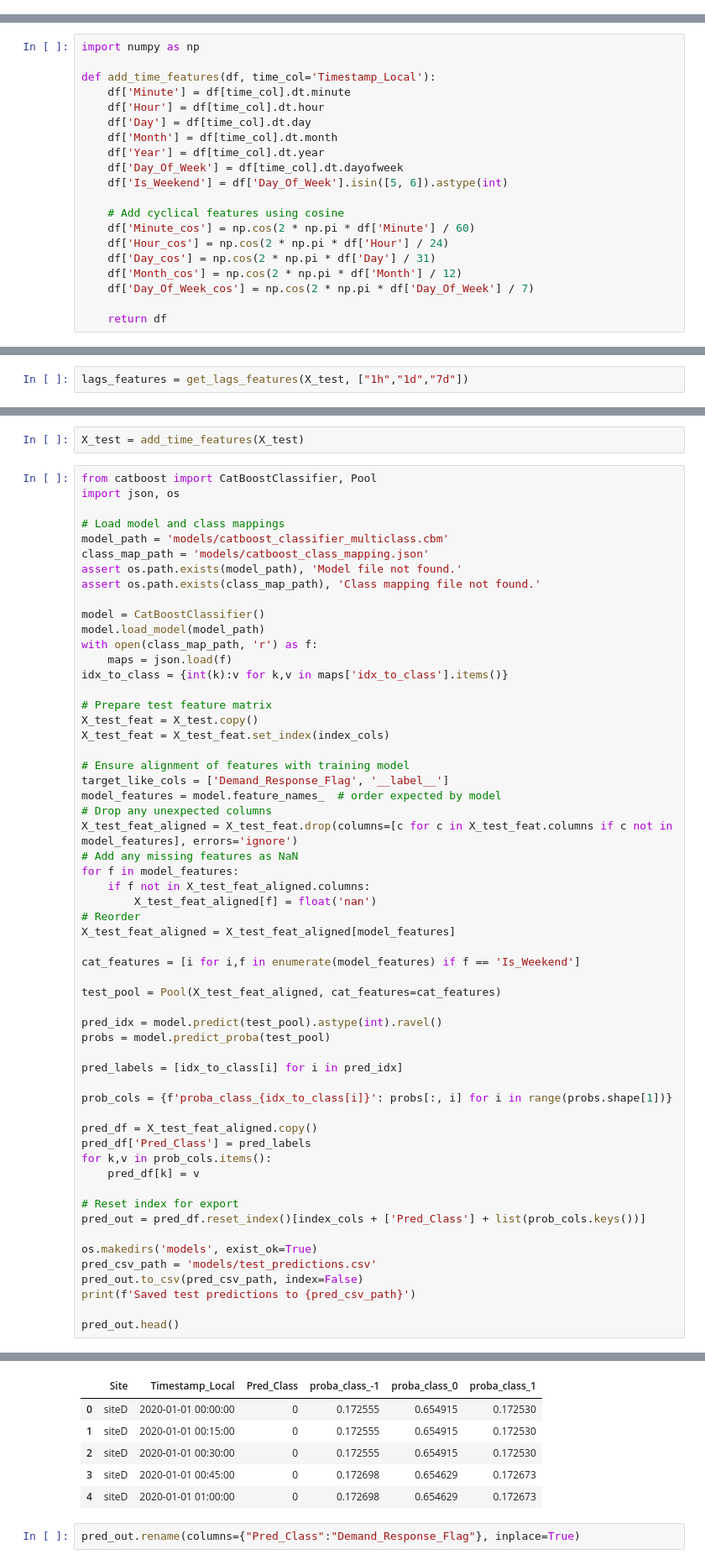
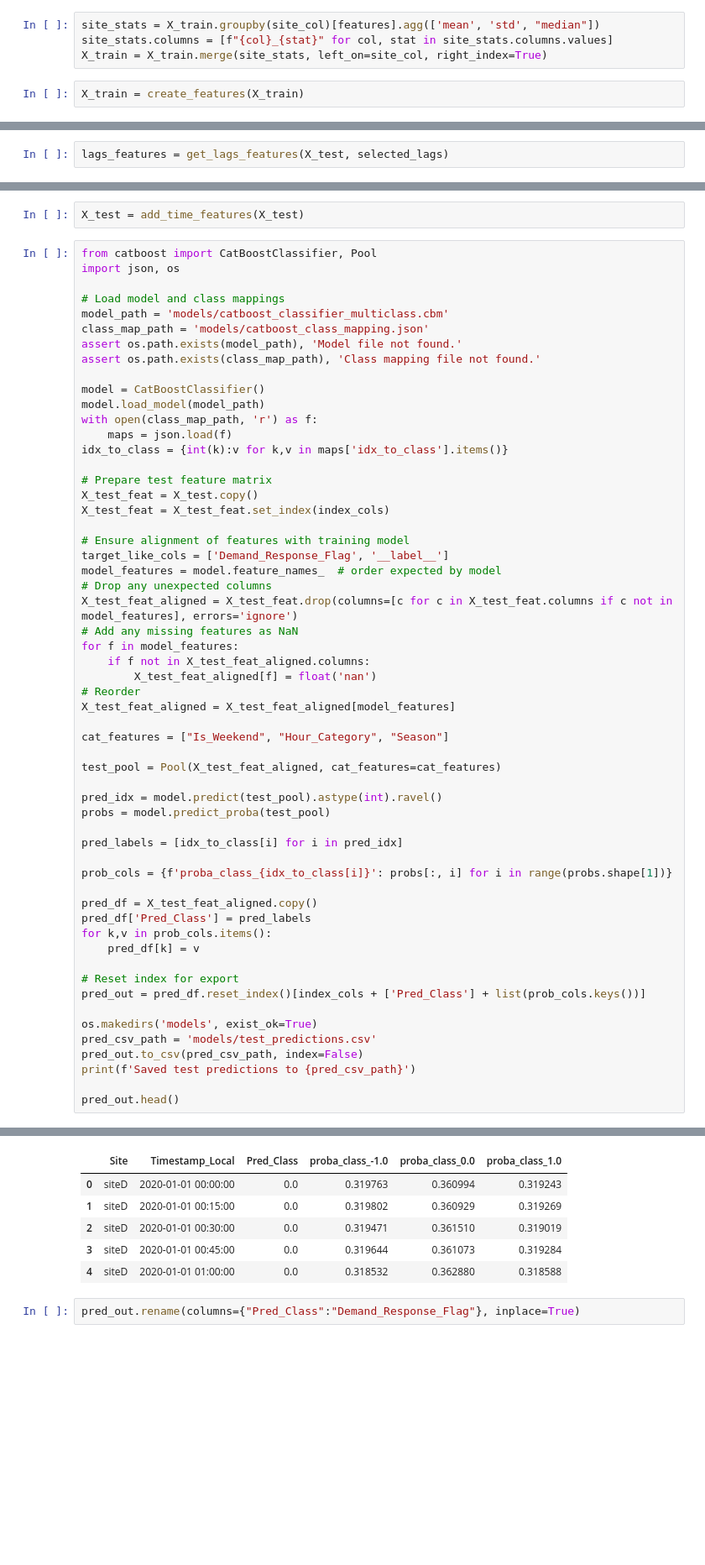
Before and after one commit to genrry/flextrack-challenge, a Jupyter notebook: train-warmup.ipynb, the cells around one changed output, grey strips where cells are left out. Shown at 84% size. Cells and saved outputs as stored; diff of their text form; blank space fills up the shorter version.

Commit message:
feat: improved preprocessing and main phase training

```diff
--- a/train-warmup.ipynb
+++ b/train-warmup.ipynb
@@ -43 +106,7 @@ lags_features = get_lags_features(X_train, ["1h","1d","7d"])
+# %%
+site_stats = X_train.groupby(site_col)[features].agg(['mean', 'std', "median"])
+site_stats.columns = [f"{col}_{stat}" for col, stat in site_stats.columns.values]
+X_train = X_train.merge(site_stats, left_on=site_col, right_index=True)
+# %%
+X_train = create_features(X_train)
 # %%
@@ -45,24 +113,4 @@ lags_features = get_lags_features(X_train, ["1h","1d","7d"])
 X_train = X_train.set_index(index_cols).join(lags_features).reset_index()
-# %%
-import numpy as np
-
-def add_time_features(df, time_col='Timestamp_Local'):
-    df['Minute'] = df[time_col].dt.minute
-    df['Hour'] = df[time_col].dt.hour
-    df['Day'] = df[time_col].dt.day
-    df['Month'] = df[time_col].dt.month
-    df['Year'] = df[time_col].dt.year
-    df['Day_Of_Week'] = df[time_col].dt.dayofweek
-    df['Is_Weekend'] = df['Day_Of_Week'].isin([5, 6]).astype(int)
-
-    # Add cyclical features using cosine
-    df['Minute_cos'] = np.cos(2 * np.pi * df['Minute'] / 60)
-    df['Hour_cos'] = np.cos(2 * np.pi * df['Hour'] / 24)
-    df['Day_cos'] = np.cos(2 * np.pi * df['Day'] / 31)
-    df['Month_cos'] = np.cos(2 * np.pi * df['Month'] / 12)
-    df['Day_Of_Week_cos'] = np.cos(2 * np.pi * df['Day_Of_Week'] / 7)
-
-    return df
 # %%
 X_train = add_time_features(X_train)
 # %%
@@ -220,7 +259,7 @@ X_va.reset_index().groupby('Site')['Timestamp_Local'].describe().T
 # %%
 X_test = test_data[index_cols + features].copy()
 # %%
-lags_features = get_lags_features(X_test, ["1h","1d","7d"])
+lags_features = get_lags_features(X_test, selected_lags)
 # %%
 X_test = X_test.set_index(index_cols).join(lags_features).reset_index()
 # %%
@@ -256,40 +295,40 @@ for f in model_features:
         X_test_feat_aligned[f] = float('nan')
 # Reorder
 X_test_feat_aligned = X_test_feat_aligned[model_features]
 
-cat_features = [i for i,f in enumerate(model_features) if f == 'Is_Weekend']
+cat_features = ["Is_Weekend", "Hour_Category", "Season"]
 
 test_pool = Pool(X_test_feat_aligned, cat_features=cat_features)
 
 pred_idx = model.predict(test_pool).astype(int).ravel()
 probs = model.predict_proba(test_pool)
 
 pred_labels = [idx_to_class[i] for i in pred_idx]
 
 prob_cols = {f'proba_class_{idx_to_class[i]}': probs[:, i] for i in range(probs.shape[1])}
 
 pred_df = X_test_feat_aligned.copy()
 pred_df['Pred_Class'] = pred_labels
 for k,v in prob_cols.items():
     pred_df[k] = v
 
 # Reset index for export
 pred_out = pred_df.reset_index()[index_cols + ['Pred_Class'] + list(prob_cols.keys())]
 
 os.makedirs('models', exist_ok=True)
 pred_csv_path = 'models/test_predictions.csv'
 pred_out.to_csv(pred_csv_path, index=False)
 print(f'Saved test predictions to {pred_csv_path}')
 
 pred_out.head()
 # %% [output]
 Saved test predictions to models/test_predictions.csv
-|  | Site | Timestamp_Local | Pred_Class | proba_class_-1 | proba_class_0 | proba_class_1 |
-| 0 | siteD | 2020-01-01 00:00:00 | 0 | 0.172555 | 0.654915 | 0.172530 |
-| 1 | siteD | 2020-01-01 00:15:00 | 0 | 0.172555 | 0.654915 | 0.172530 |
-| 2 | siteD | 2020-01-01 00:30:00 | 0 | 0.172555 | 0.654915 | 0.172530 |
-| 3 | siteD | 2020-01-01 00:45:00 | 0 | 0.172698 | 0.654629 | 0.172673 |
-| 4 | siteD | 2020-01-01 01:00:00 | 0 | 0.172698 | 0.654629 | 0.172673 |
+|  | Site | Timestamp_Local | Pred_Class | proba_class_-1.0 | proba_class_0.0 | proba_class_1.0 |
+| 0 | siteD | 2020-01-01 00:00:00 | 0.0 | 0.319763 | 0.360994 | 0.319243 |
+| 1 | siteD | 2020-01-01 00:15:00 | 0.0 | 0.319802 | 0.360929 | 0.319269 |
+| 2 | siteD | 2020-01-01 00:30:00 | 0.0 | 0.319471 | 0.361510 | 0.319019 |
+| 3 | siteD | 2020-01-01 00:45:00 | 0.0 | 0.319644 | 0.361073 | 0.319284 |
+| 4 | siteD | 2020-01-01 01:00:00 | 0.0 | 0.318532 | 0.362880 | 0.318588 |
 # %%
 pred_out.rename(columns={"Pred_Class":"Demand_Response_Flag"}, inplace=True)
 # %%
```
Also changed, not shown: parts of 15 cells of this notebook, 1 other file.
